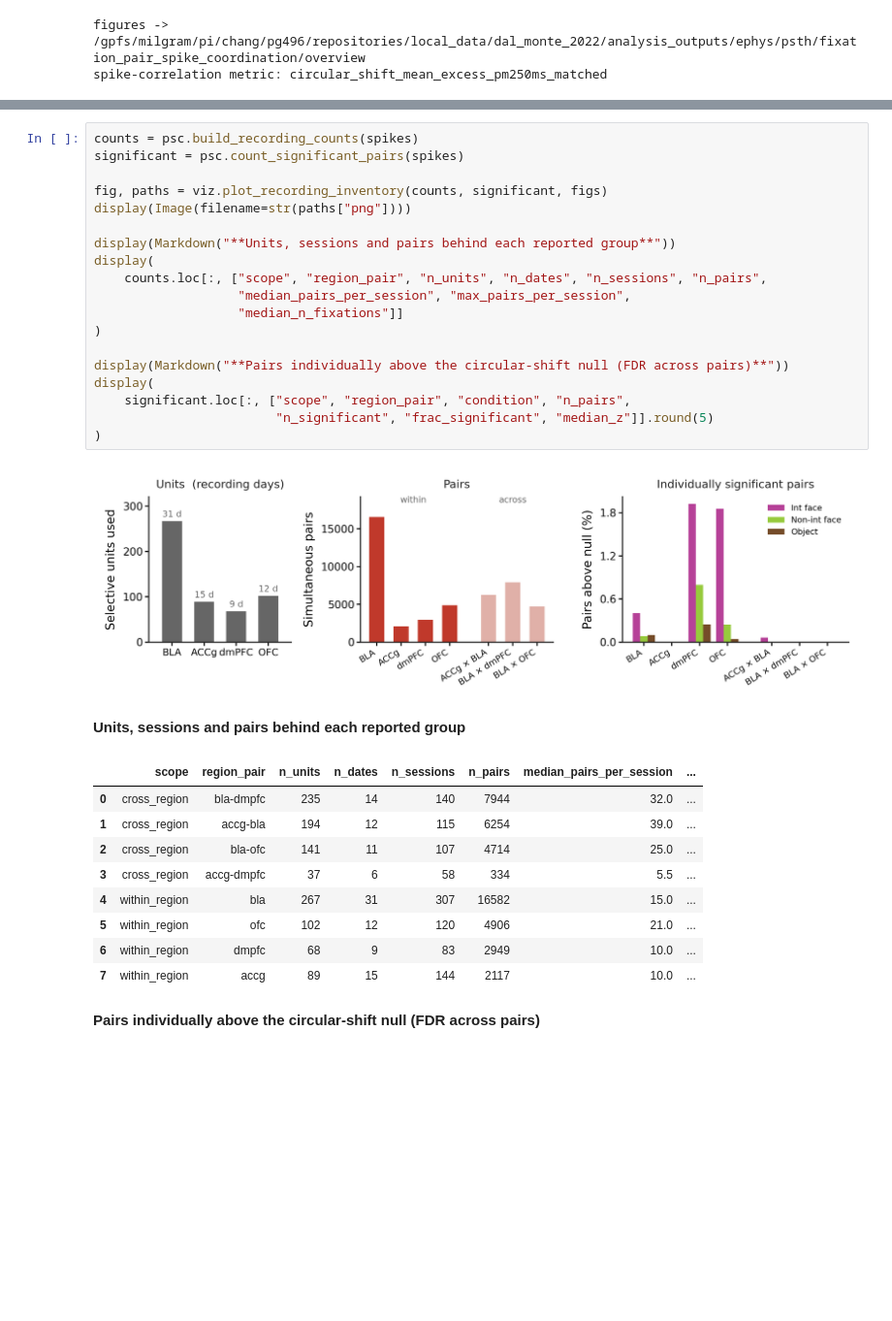
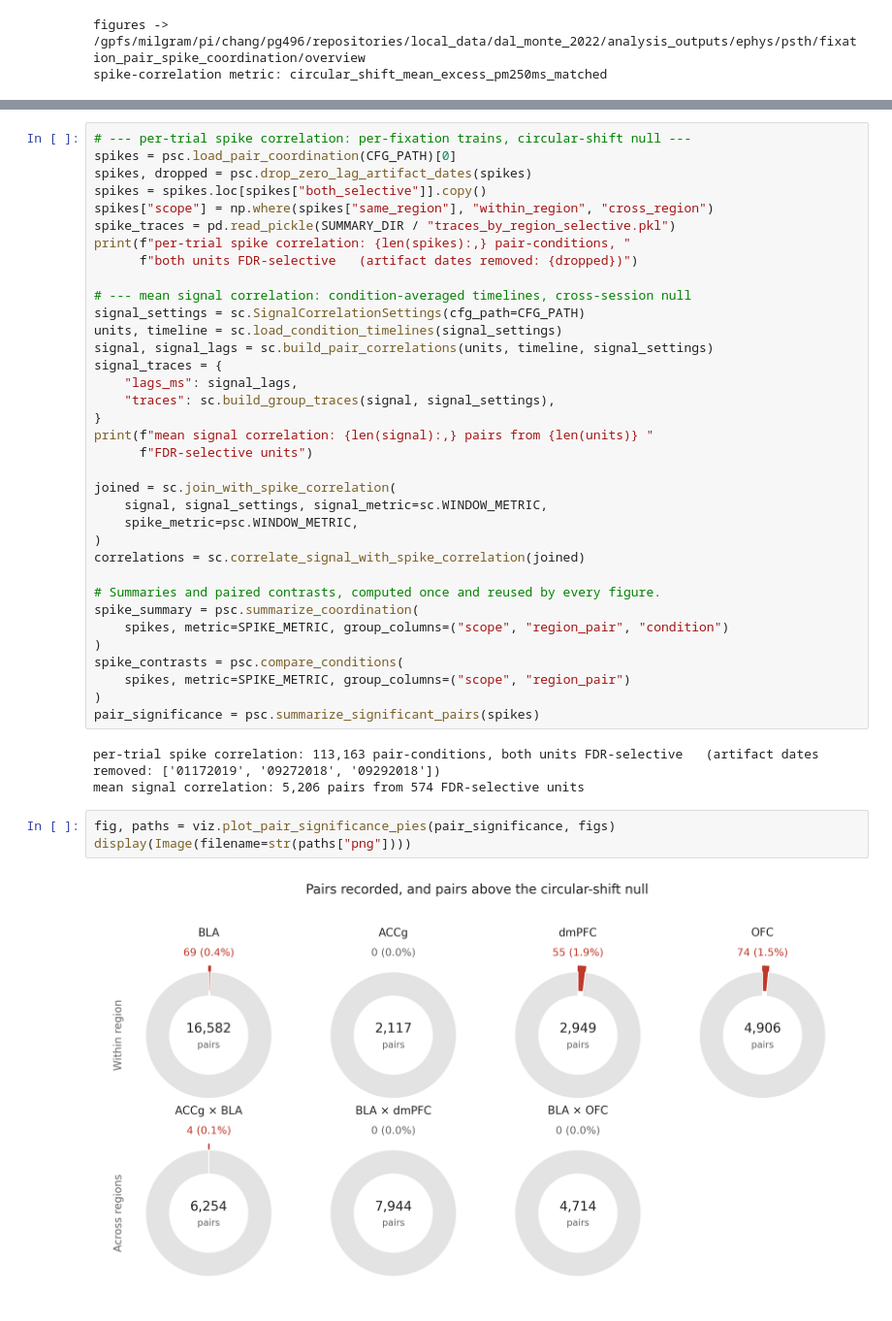
Before and after one commit to gprabaha/dal_monte_2022_analysis, a Jupyter notebook: notebooks/pair_correlation_overview/pair_correlation_overview.ipynb, the cells around one changed output, grey strips where cells are left out. Shown at 97% size. Saved outputs shown, nothing was run; the diff lists cells and outputs as text; blank space fills up the shorter version.

```diff
--- a/notebooks/pair_correlation_overview/pair_correlation_overview.ipynb
+++ b/notebooks/pair_correlation_overview/pair_correlation_overview.ipynb
@@ -442,32 +428,43 @@ The third panel is the one that changes how the rest reads. Every group's
+# %%
+# --- per-trial spike correlation: per-fixation trains, circular-shift null ---
+spikes = psc.load_pair_coordination(CFG_PATH)[0]
+spikes, dropped = psc.drop_zero_lag_artifact_dates(spikes)
+spikes = spikes.loc[spikes["both_selective"]].copy()
+spikes["scope"] = np.where(spikes["same_region"], "within_region", "cross_region")
+spike_traces = pd.read_pickle(SUMMARY_DIR / "traces_by_region_selective.pkl")
+print(f"per-trial spike correlation: {len(spikes):,} pair-conditions, "
+      f"both units FDR-selective   (artifact dates removed: {dropped})")
+
+# --- mean signal correlation: condition-averaged timelines, cross-session null
+signal_settings = sc.SignalCorrelationSettings(cfg_path=CFG_PATH)
+units, timeline = sc.load_condition_timelines(signal_settings)
+signal, signal_lags = sc.build_pair_correlations(units, timeline, signal_settings)
+signal_traces = {
+    "lags_ms": signal_lags,
+    "traces": sc.build_group_traces(signal, signal_settings),
+}
+print(f"mean signal correlation: {len(signal):,} pairs from {len(units)} "
+      f"FDR-selective units")
+
+joined = sc.join_with_spike_correlation(
+    signal, signal_settings, signal_metric=sc.WINDOW_METRIC,
+    spike_metric=psc.WINDOW_METRIC,
+)
+correlations = sc.correlate_signal_with_spike_correlation(joined)
+
+# Summaries and paired contrasts, computed once and reused by every figure.
+spike_summary = psc.summarize_coordination(
+    spikes, metric=SPIKE_METRIC, group_columns=("scope", "region_pair", "condition")
+)
+spike_contrasts = psc.compare_conditions(
+    spikes, metric=SPIKE_METRIC, group_columns=("scope", "region_pair")
+)
+pair_significance = psc.summarize_significant_pairs(spikes)
+# %% [output]
+per-trial spike correlation: 113,163 pair-conditions, both units FDR-selective   (artifact dates removed: ['01172019', '09272018', '09292018'])
+mean signal correlation: 5,206 pairs from 574 FDR-selective units
 # %%
-counts = psc.build_recording_counts(spikes)
-significant = psc.count_significant_pairs(spikes)
-
-fig, paths = viz.plot_recording_inventory(counts, significant, figs)
+fig, paths = viz.plot_pair_significance_pies(pair_significance, figs)
 display(Image(filename=str(paths["png"])))
-
-display(Markdown("**Units, sessions and pairs behind each reported group**"))
-display(
-    counts.loc[:, ["scope", "region_pair", "n_units", "n_dates", "n_sessions", "n_pairs",
-                   "median_pairs_per_session", "max_pairs_per_session",
-                   "median_n_fixations"]]
-)
-
-display(Markdown("**Pairs individually above the circular-shift null (FDR across pairs)**"))
-display(
-    significant.loc[:, ["scope", "region_pair", "condition", "n_pairs",
-                        "n_significant", "frac_significant", "median_z"]].round(5)
-)
 # %% [output]
-[figure, old version]
+[figure, new version]
-**Units, sessions and pairs behind each reported group**
-|  | scope | region_pair | n_units | n_dates | n_sessions | n_pairs | median_pairs_per_session | ... |
-| 0 | cross_region | bla-dmpfc | 235 | 14 | 140 | 7944 | 32.0 | ... |
-| 1 | cross_region | accg-bla | 194 | 12 | 115 | 6254 | 39.0 | ... |
-| 2 | cross_region | bla-ofc | 141 | 11 | 107 | 4714 | 25.0 | ... |
-| 3 | cross_region | accg-dmpfc | 37 | 6 | 58 | 334 | 5.5 | ... |
-| 4 | within_region | bla | 267 | 31 | 307 | 16582 | 15.0 | ... |
-| 5 | within_region | ofc | 102 | 12 | 120 | 4906 | 21.0 | ... |
-| 6 | within_region | dmpfc | 68 | 9 | 83 | 2949 | 10.0 | ... |
-| 7 | within_region | accg | 89 | 15 | 144 | 2117 | 10.0 | ... |
-**Pairs individually above the circular-shift null (FDR across pairs)**
```
Also changed, not shown: parts of 41 cells of this notebook, 7 other files.
